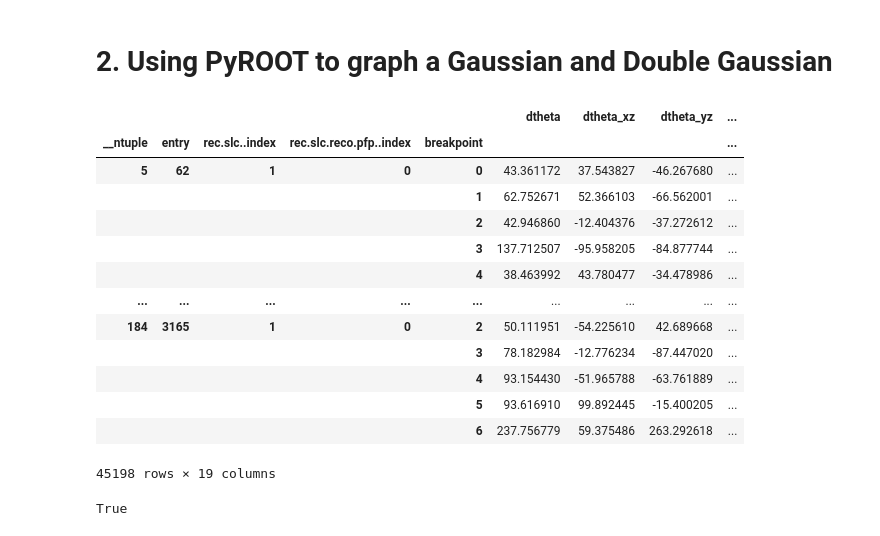
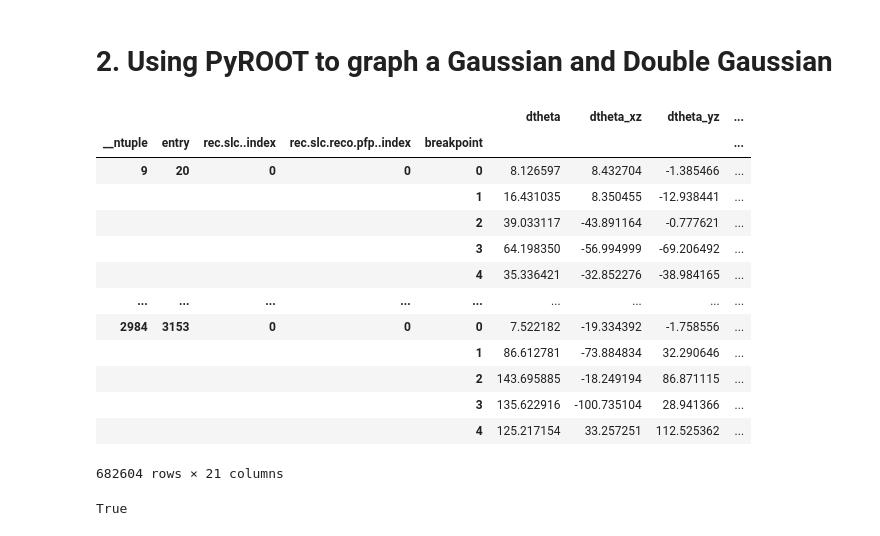
Before and after one commit to rhin525/mcs-dgaus, a Jupyter notebook: notebooks/mcs_MCSimStudy.ipynb, the cells around one changed output. Drawn from its saved outputs; the diff is of its cells as text; code cells hidden in the pictures.

```diff
--- a/notebooks/mcs_MCSimStudy.ipynb
+++ b/notebooks/mcs_MCSimStudy.ipynb
@@ -39,8 +39,9 @@ import math
 # %%
 version = "v10_14_02_02"
 # %%
-input_file1 = "/home/xpuig/cafpyana/mcs_df_test.df"
-input_file2 = "/home/xpuig/mcs_df_gen2_mc_part.df"
+input_file1 = "/home/xpuig/cafpyana/mcs_df_test.df" #original test df
+input_file2 = "/home/xpuig/mcs_df_gen2_mc_part.df" #test file, aka input_file3 with less statistics
+input_file3 = "/home/xpuig/mcs_mc_aurora_merged-copy.df"
 
 print("keys")
 #splh.print_keys(input_file)
@@ -51,42 +52,43 @@ keys
 # %%
 # Read the muon trajectory dataframe
 
 muon_df = pd.read_hdf(input_file1, key="muon_traj_0")
-muon_gen2 = pd.read_hdf(input_file2, key="muon_traj_0")
+muon_gen2test = pd.read_hdf(input_file2, key="muon_traj_0")
+muon_gen2 = pd.read_hdf(input_file3, key="muon_traj_0")
 
 #Finding energies at each breakpoint
 muonEnergies = []
 momenta = muon_gen2["resranges_mid_mean_P"]
 bp = 0
 mu_mass = .1057 #GeV/c^2
 numRows = momenta.shape[0]
 plist = []
 eType = []
 while bp < numRows:
     p = momenta.values[bp]
     plist.append(p)
     E = (((p**2.)+(mu_mass**2.))**0.5) # E^2 = p^2c^2+(mc^2)^2 (Energy-momentum formula). c=1, so E = sqrt(p^2+m^2)
     Efloat = E.item()
     muonEnergies.append(Efloat)
 
     bp += 1
 
 muon_gen2
 # %% [output]
 |  |  |  |  |  | dtheta | dtheta_xz | dtheta_yz | ... |
 | __ntuple | entry | rec.slc..index | rec.slc.reco.pfp..index | breakpoint |  |  |  | ... |
-| 5 | 62 | 1 | 0 | 0 | 43.361172 | 37.543827 | -46.267680 | ... |
-|  |  |  |  | 1 | 62.752671 | 52.366103 | -66.562001 | ... |
-|  |  |  |  | 2 | 42.946860 | -12.404376 | -37.272612 | ... |
-|  |  |  |  | 3 | 137.712507 | -95.958205 | -84.877744 | ... |
-|  |  |  |  | 4 | 38.463992 | 43.780477 | -34.478986 | ... |
+| 9 | 20 | 0 | 0 | 0 | 8.126597 | 8.432704 | -1.385466 | ... |
+|  |  |  |  | 1 | 16.431035 | 8.350455 | -12.938441 | ... |
+|  |  |  |  | 2 | 39.033117 | -43.891164 | -0.777621 | ... |
+|  |  |  |  | 3 | 64.198350 | -56.994999 | -69.206492 | ... |
+|  |  |  |  | 4 | 35.336421 | -32.852276 | -38.984165 | ... |
 | ... | ... | ... | ... | ... | ... | ... | ... | ... |
-| 184 | 3165 | 1 | 0 | 2 | 50.111951 | -54.225610 | 42.689668 | ... |
-|  |  |  |  | 3 | 78.182984 | -12.776234 | -87.447020 | ... |
-|  |  |  |  | 4 | 93.154430 | -51.965788 | -63.761889 | ... |
-|  |  |  |  | 5 | 93.616910 | 99.892445 | -15.400205 | ... |
-|  |  |  |  | 6 | 237.756779 | 59.375486 | 263.292618 | ... |
+| 2984 | 3153 | 0 | 0 | 0 | 7.522182 | -19.334392 | -1.758556 | ... |
+|  |  |  |  | 1 | 86.612781 | -73.884834 | 32.290646 | ... |
+|  |  |  |  | 2 | 143.695885 | -18.249194 | 86.871115 | ... |
+|  |  |  |  | 3 | 135.622916 | -100.735104 | 28.941366 | ... |
+|  |  |  |  | 4 | 125.217154 | 33.257251 | 112.525362 | ... |
-45198 rows × 19 columns
+682604 rows × 21 columns
 # %%
 def th1_from_series(series, name=r"$d\theta_{xz}$", title="dQ/dx;dQ/dx [A.U./cm];Counts",
                     nbins=100, xmin=-250.0, xmax=250.0, weights=None, edges=None):
```
Also changed, not shown: parts of 2 cells of this notebook.
